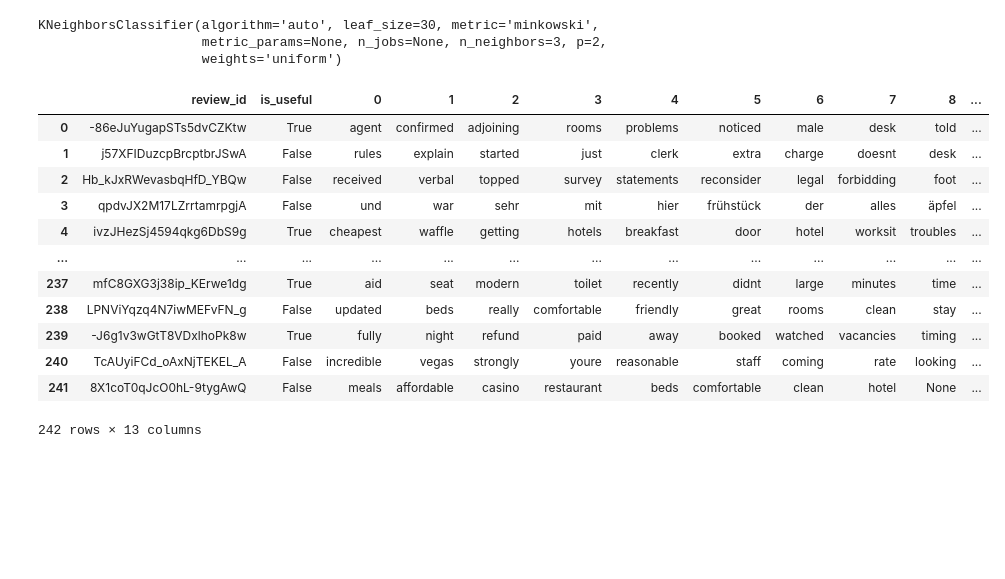
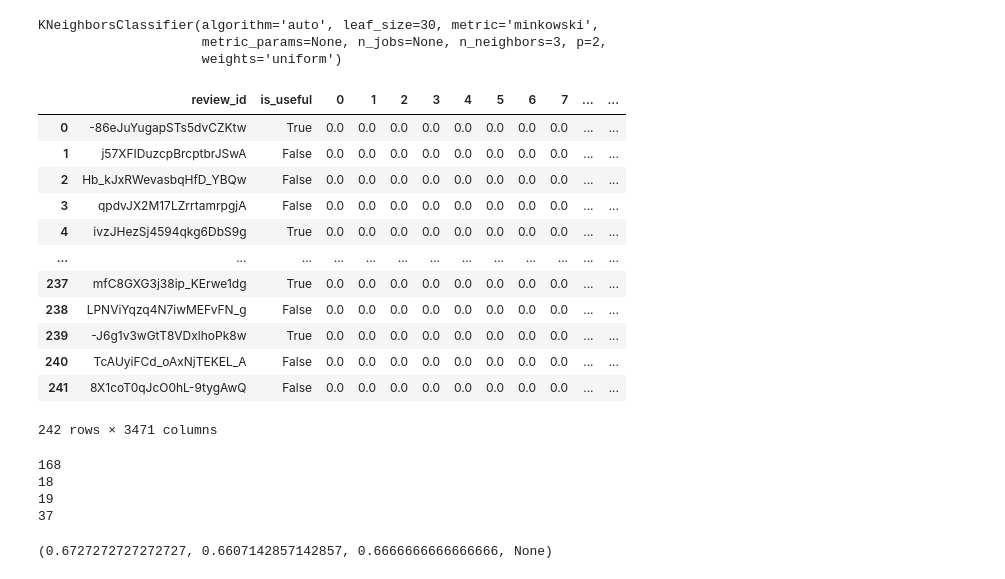
Before and after one commit to jjr2040/sr-taller2, a Jupyter notebook: preprocessing/ContentBasedFiltering.ipynb, the cells around one changed output. Drawn from its saved outputs; the diff is of its cells as text; code cells hidden in the pictures; blank space fills up the shorter version.

```diff
--- a/preprocessing/ContentBasedFiltering.ipynb
+++ b/preprocessing/ContentBasedFiltering.ipynb
@@ -80,3 +80,6 @@ Tfidf_transformer=TfidfTransformer(smooth_idf=False,use_idf=True)
 Tfidf_transformer.fit(word_count_vector)
 # %% [output]
 TfidfTransformer(norm='l2', smooth_idf=False, sublinear_tf=False, use_idf=True)
+# %%
+keyword_tf_idf_df = pd.DataFrame(Tfidf_transformer.transform(word_count_vector).toarray())
+keyword_tf_idf_df
@@ -253,3 +275,6 @@ reviews_keywords_scores_df
 242 rows × 10 columns
 # %% [markdown]
 ## Find reviews for a business
+# %%
+keywords_df_with_class = pd.concat([kn_reviews_df['review_id'], kn_reviews_df['is_useful'], keyword_tf_idf_df], axis=1)
+keywords_df_with_class
@@ -258,26 +297,26 @@ reviews_keywords_scores_df
 knn_clasif=KNeighborsClassifier(3)
 # %%
 # Fit recibe la matriz de entrenamiento y la clase objetivo
-knn_clasif.fit(reviews_keywords_scores_df, reviews_keywords_df['is_useful'])
+knn_clasif.fit(keyword_tf_idf_df, keywords_df_with_class['is_useful'])
 # %% [output]
 KNeighborsClassifier(algorithm='auto', leaf_size=30, metric='minkowski',
                      metric_params=None, n_jobs=None, n_neighbors=3, p=2,
                      weights='uniform')
 # %%
 # llamamos predict sobre  los test , creando una nueva columna en el dataframe de test
-reviews_keywords_df['predict']=knn_clasif.predict(reviews_keywords_scores_df)
-reviews_keywords_df
+keywords_df_with_class['predict']=knn_clasif.predict(keyword_tf_idf_df)
+keywords_df_with_class
 # %% [output]
-|  | review_id | is_useful | 0 | 1 | 2 | 3 | 4 | 5 | 6 | 7 | 8 | ... |
-| 0 | -86eJuYugapSTs5dvCZKtw | True | agent | confirmed | adjoining | rooms | problems | noticed | male | desk | told | ... |
-| 1 | j57XFIDuzcpBrcptbrJSwA | False | rules | explain | started | just | clerk | extra | charge | doesnt | desk | ... |
-| 2 | Hb_kJxRWevasbqHfD_YBQw | False | received | verbal | topped | survey | statements | reconsider | legal | forbidding | foot | ... |
-| 3 | qpdvJX2M17LZrrtamrpgjA | False | und | war | sehr | mit | hier | frühstück | der | alles | äpfel | ... |
-| 4 | ivzJHezSj4594qkg6DbS9g | True | cheapest | waffle | getting | hotels | breakfast | door | hotel | worksit | troubles | ... |
+|  | review_id | is_useful | 0 | 1 | 2 | 3 | 4 | 5 | 6 | 7 | ... | ... |
+| 0 | -86eJuYugapSTs5dvCZKtw | True | 0.0 | 0.0 | 0.0 | 0.0 | 0.0 | 0.0 | 0.0 | 0.0 | ... | ... |
+| 1 | j57XFIDuzcpBrcptbrJSwA | False | 0.0 | 0.0 | 0.0 | 0.0 | 0.0 | 0.0 | 0.0 | 0.0 | ... | ... |
+| 2 | Hb_kJxRWevasbqHfD_YBQw | False | 0.0 | 0.0 | 0.0 | 0.0 | 0.0 | 0.0 | 0.0 | 0.0 | ... | ... |
+| 3 | qpdvJX2M17LZrrtamrpgjA | False | 0.0 | 0.0 | 0.0 | 0.0 | 0.0 | 0.0 | 0.0 | 0.0 | ... | ... |
+| 4 | ivzJHezSj4594qkg6DbS9g | True | 0.0 | 0.0 | 0.0 | 0.0 | 0.0 | 0.0 | 0.0 | 0.0 | ... | ... |
 | ... | ... | ... | ... | ... | ... | ... | ... | ... | ... | ... | ... | ... |
-| 237 | mfC8GXG3j38ip_KErwe1dg | True | aid | seat | modern | toilet | recently | didnt | large | minutes | time | ... |
-| 238 | LPNViYqzq4N7iwMEFvFN_g | False | updated | beds | really | comfortable | friendly | great | rooms | clean | stay | ... |
-| 239 | -J6g1v3wGtT8VDxlhoPk8w | True | fully | night | refund | paid | away | booked | watched | vacancies | timing | ... |
-| 240 | TcAUyiFCd_oAxNjTEKEL_A | False | incredible | vegas | strongly | youre | reasonable | staff | coming | rate | looking | ... |
-| 241 | 8X1coT0qJcO0hL-9tygAwQ | False | meals | affordable | casino | restaurant | beds | comfortable | clean | hotel | None | ... |
+| 237 | mfC8GXG3j38ip_KErwe1dg | True | 0.0 | 0.0 | 0.0 | 0.0 | 0.0 | 0.0 | 0.0 | 0.0 | ... | ... |
+| 238 | LPNViYqzq4N7iwMEFvFN_g | False | 0.0 | 0.0 | 0.0 | 0.0 | 0.0 | 0.0 | 0.0 | 0.0 | ... | ... |
+| 239 | -J6g1v3wGtT8VDxlhoPk8w | True | 0.0 | 0.0 | 0.0 | 0.0 | 0.0 | 0.0 | 0.0 | 0.0 | ... | ... |
+| 240 | TcAUyiFCd_oAxNjTEKEL_A | False | 0.0 | 0.0 | 0.0 | 0.0 | 0.0 | 0.0 | 0.0 | 0.0 | ... | ... |
+| 241 | 8X1coT0qJcO0hL-9tygAwQ | False | 0.0 | 0.0 | 0.0 | 0.0 | 0.0 | 0.0 | 0.0 | 0.0 | ... | ... |
-242 rows × 13 columns
+242 rows × 3471 columns
@@ -283,0 +325,14 @@ reviews_keywords_df
+# %%
+print(tn)
+print(fp)
+print(fn)
+print(tp)
+# %% [output]
+168
+18
+19
+37
+# %%
+precision_recall_fscore_support(keywords_df_with_class['is_useful'],keywords_df_with_class['predict'], pos_label=True,average='binary')
+# %% [output]
+(0.6727272727272727, 0.6607142857142857, 0.6666666666666666, None)
```
Also changed, not shown: parts of 5 cells of this notebook, 8 other files.
